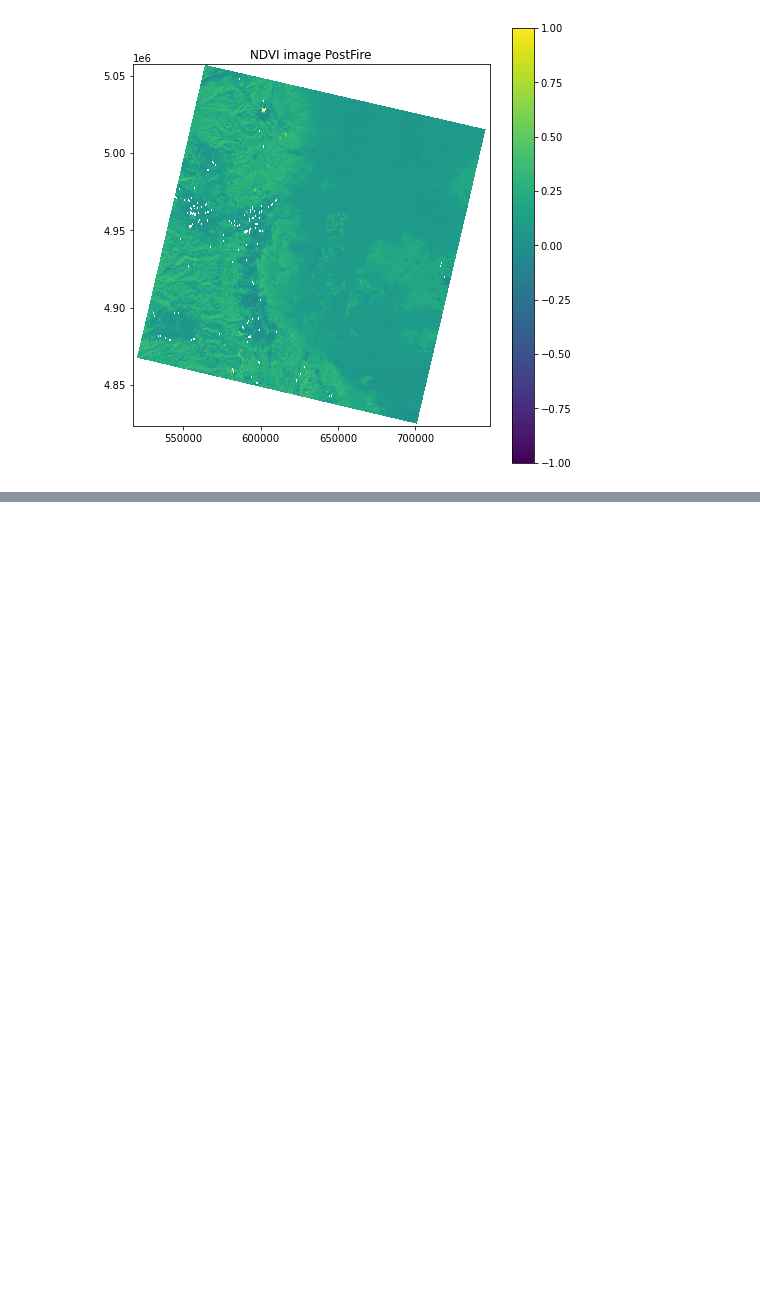
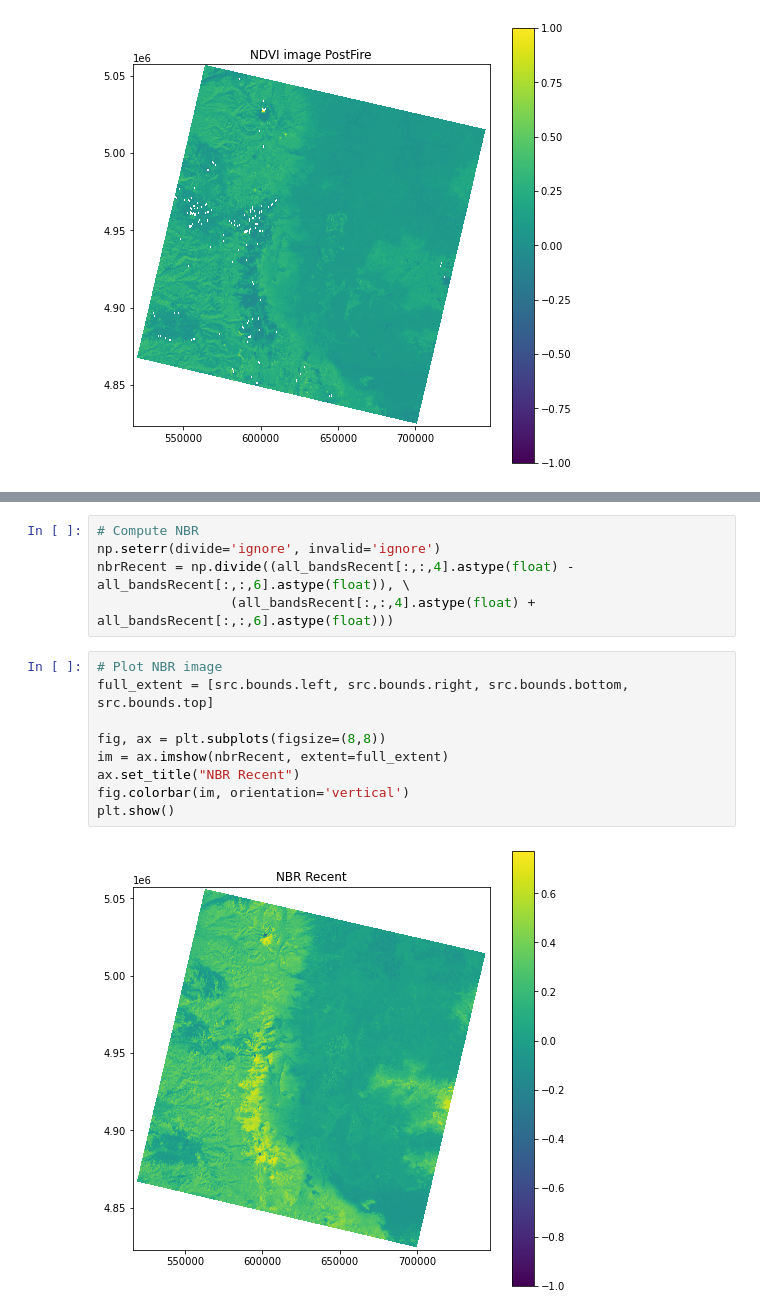
Before and after one commit to IsaiasTG/Drought-Data-Science-Project, a Jupyter notebook: FinalProject.ipynb, the cells around one changed output, grey strips where cells are left out. Drawn from its saved outputs; the diff is of its cells as text; blank space fills up the shorter version.

```diff
--- a/FinalProject.ipynb
+++ b/FinalProject.ipynb
@@ -143,0 +188,16 @@ plt.show()
+# %%
+# Compute NBR
+np.seterr(divide='ignore', invalid='ignore')
+nbrRecent = np.divide((all_bandsRecent[:,:,4].astype(float) - all_bandsRecent[:,:,6].astype(float)), \
+                 (all_bandsRecent[:,:,4].astype(float) + all_bandsRecent[:,:,6].astype(float)))
+# %%
+# Plot NBR image
+full_extent = [src.bounds.left, src.bounds.right, src.bounds.bottom, src.bounds.top]
+
+fig, ax = plt.subplots(figsize=(8,8))
+im = ax.imshow(nbrRecent, extent=full_extent)
+ax.set_title("NBR Recent")
+fig.colorbar(im, orientation='vertical')
+plt.show()
+# %% [output]
+[figure, added]
```
Also changed, not shown: parts of 6 cells of this notebook.
